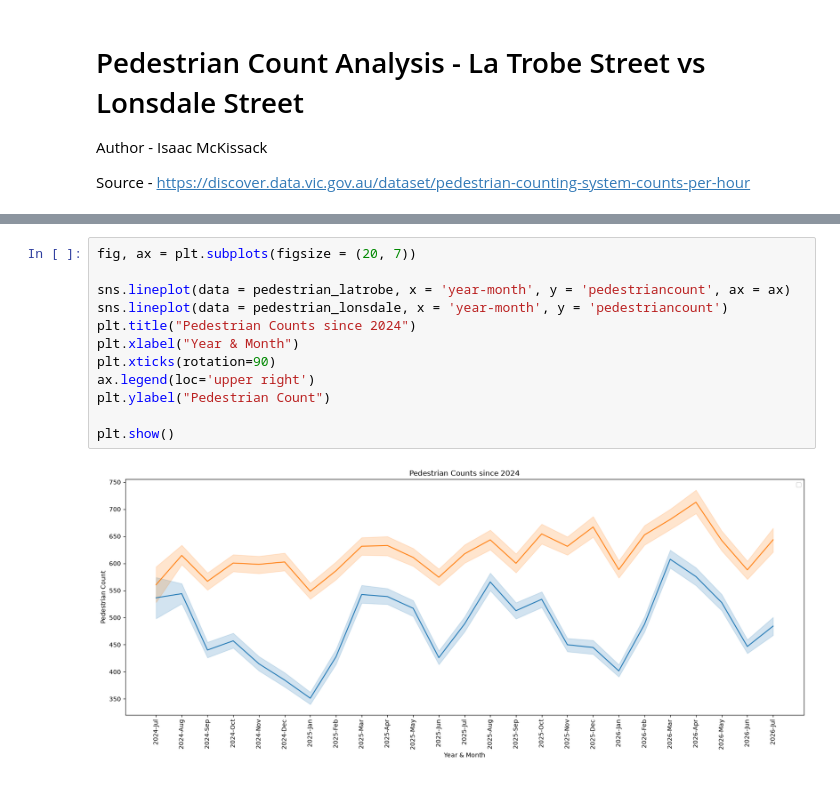
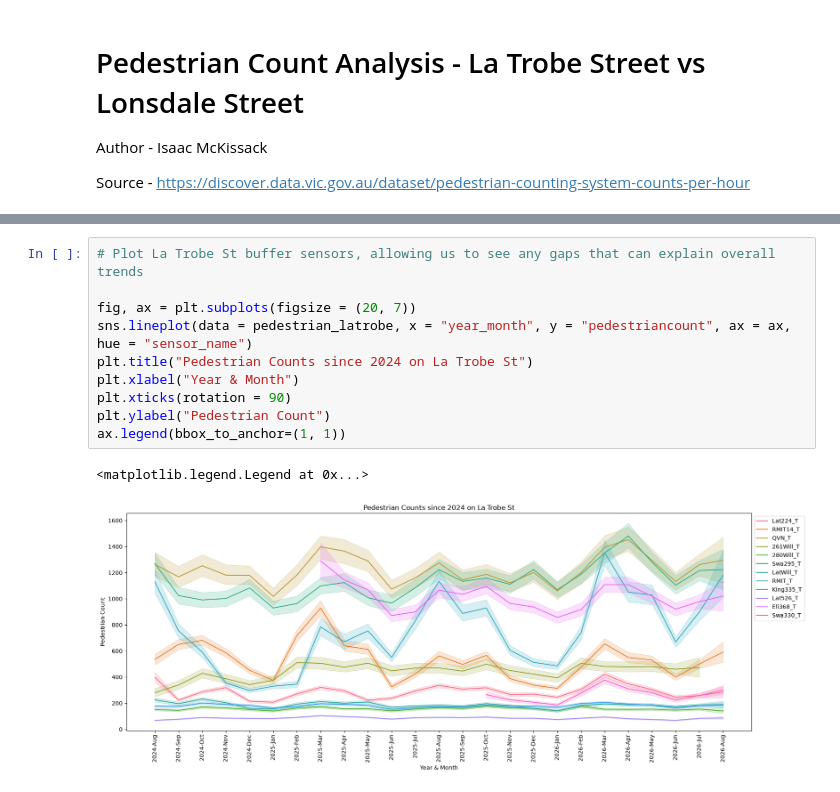
Before and after one commit to rooien/urban-analysis, a Jupyter notebook: team_a/pedestrian_count_analysis_latrobe_lonsdale.ipynb, the cells around one changed output, grey strips where cells are left out. Saved outputs shown, nothing was run; the diff lists cells and outputs as text.

```diff
--- a/team_a/pedestrian_count_analysis_latrobe_lonsdale.ipynb
+++ b/team_a/pedestrian_count_analysis_latrobe_lonsdale.ipynb
@@ -116,14 +128,13 @@ plt.show()
-# %%
-fig, ax = plt.subplots(figsize = (20, 7))
-
-sns.lineplot(data = pedestrian_latrobe, x = 'year-month', y = 'pedestriancount', ax = ax)
-sns.lineplot(data = pedestrian_lonsdale, x = 'year-month', y = 'pedestriancount')
-plt.title("Pedestrian Counts since 2024")
-plt.xlabel("Year & Month")
-plt.xticks(rotation=90)
-ax.legend(loc='upper right')
-plt.ylabel("Pedestrian Count")
-
-plt.show()
-# %% [output]
-[figure, removed]
+# %%
+# Plot La Trobe St buffer sensors, allowing us to see any gaps that can explain overall trends
+
+fig, ax = plt.subplots(figsize = (20, 7))
+sns.lineplot(data = pedestrian_latrobe, x = "year_month", y = "pedestriancount", ax = ax, hue = "sensor_name")
+plt.title("Pedestrian Counts since 2024 on La Trobe St")
+plt.xlabel("Year & Month")
+plt.xticks(rotation = 90)
+plt.ylabel("Pedestrian Count")
+ax.legend(bbox_to_anchor=(1, 1))
+# %% [output]
+<matplotlib.legend.Legend at 0x...>
+[figure, added]
```
Also changed, not shown: parts of 13 cells of this notebook.
